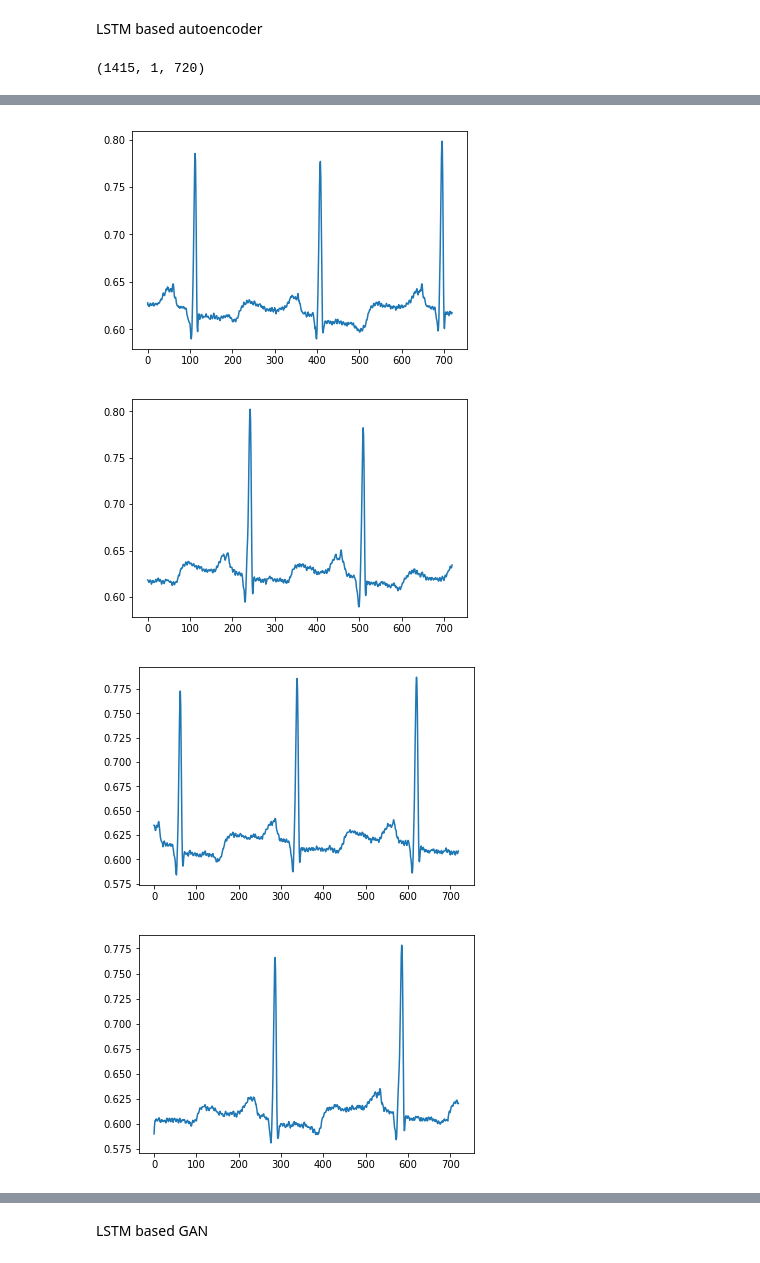
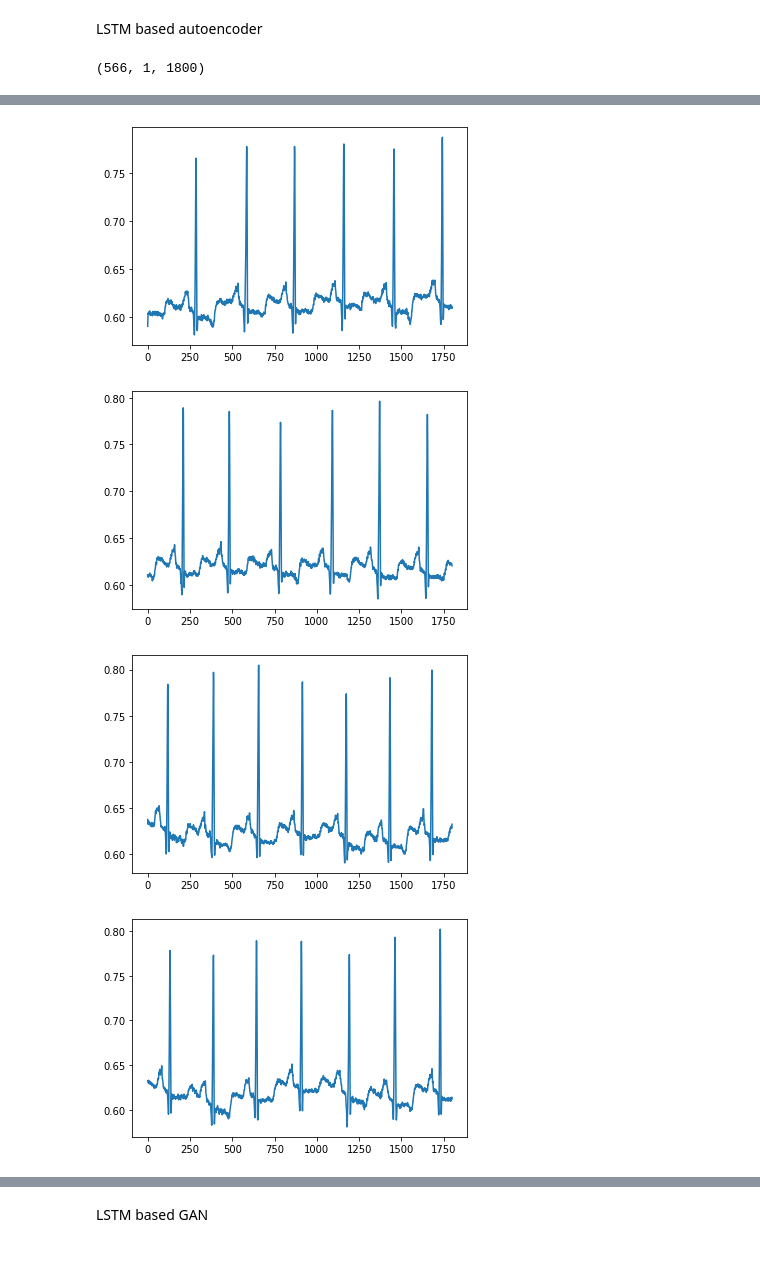
Before and after one commit to abbasloo/dnnHealth, a Jupyter notebook: LSTMGAN.ipynb, the cells around one changed output, grey strips where cells are left out. Cells and saved outputs as stored; diff of their text form; code cells hidden in the pictures.

```diff
--- a/LSTMGAN.ipynb
+++ b/LSTMGAN.ipynb
@@ -49,7 +49,7 @@ for file in glob.glob('MLII/1 NSR/*.mat'):
 arr = sorted(arr, key=lambda x:x[:])
 
 l = 283
-ll = 5
+ll = 2
 d = np.int(3600/ll)
 stride = 1
 data = []
@@ -67,4 +67,4 @@ for i in range(10):
     plt.figure()
     plt.plot(seq_in[i, 0, :])
 # %% [output]
-(1415, 1, 720)
+(566, 1, 1800)
@@ -73,4 +73,4 @@ for i in range(10):
-[figure, old version]
+[figure, new version]
-[figure, old version]
+[figure, new version]
-[figure, old version]
+[figure, new version]
-[figure, old version]
+[figure, new version]
```
Also changed, not shown: parts of 7 cells of this notebook.
